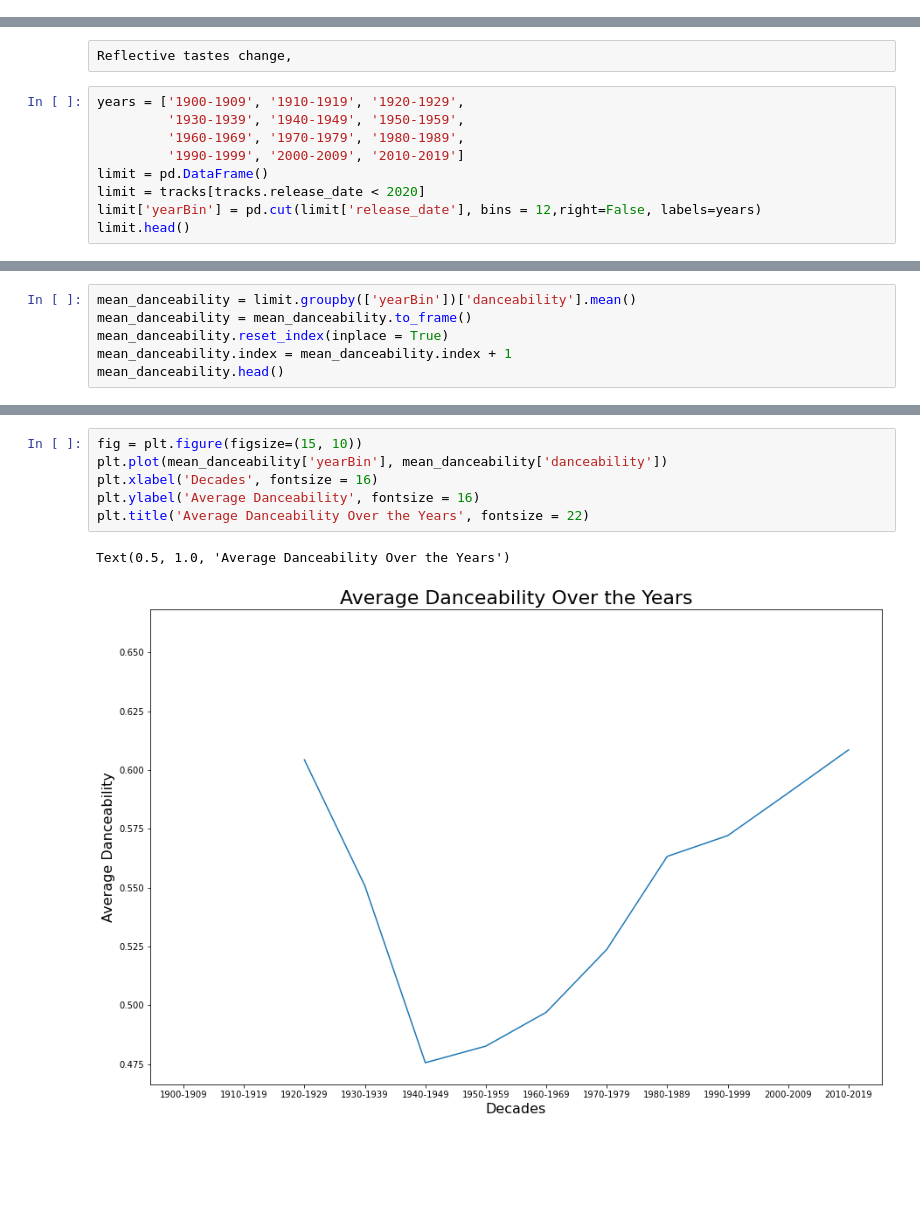
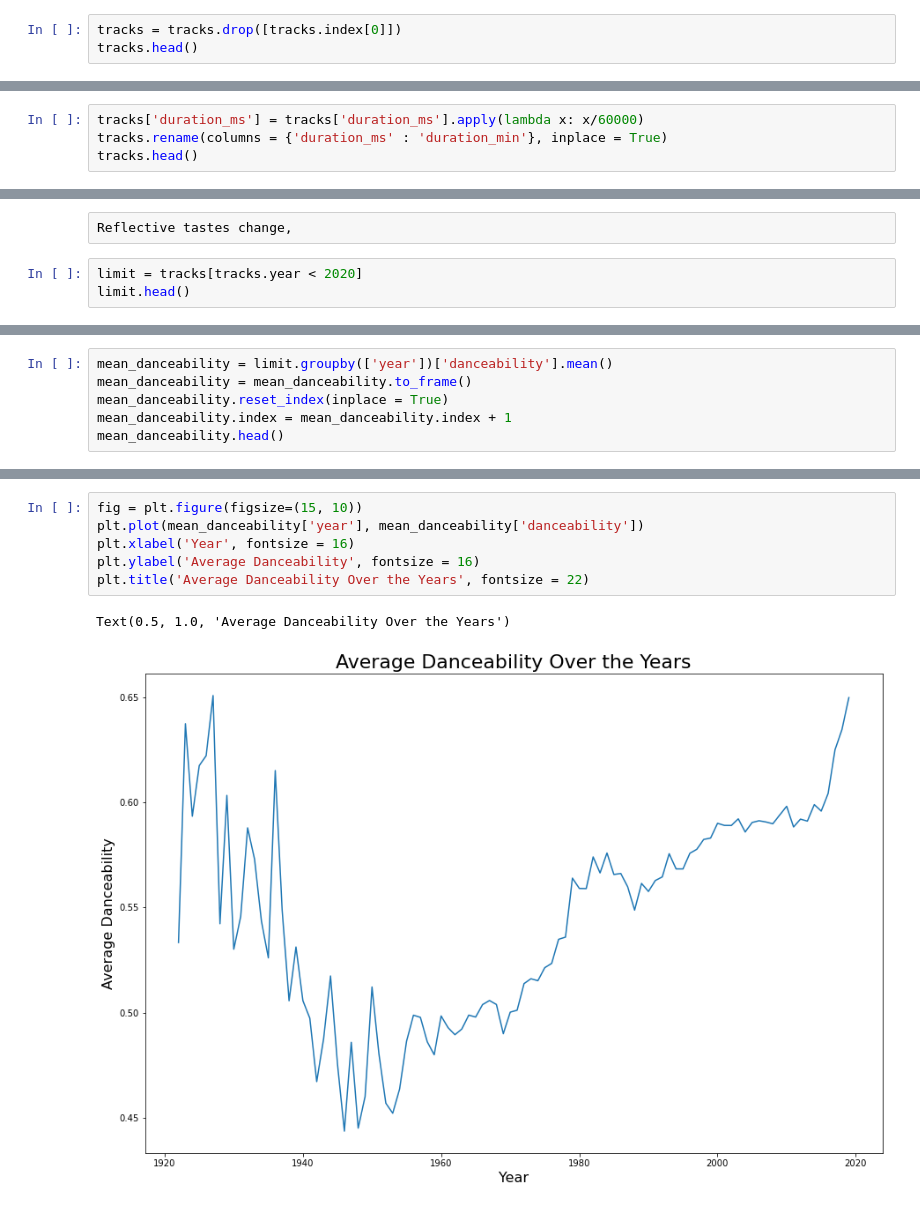
Before and after one commit to afaboro/CMSC320-FinalTutorial, a Jupyter notebook: CMSC320 - Data Science Tutorial.ipynb, the cells around one changed output, grey strips where cells are left out. Cells and saved outputs as stored; diff of their text form; blank space fills up the shorter version.

```diff
--- a/CMSC320 - Data Science Tutorial.ipynb
+++ b/CMSC320 - Data Science Tutorial.ipynb
@@ -156,0 +153,3 @@ tracks_ne.head()
+# %%
+tracks = tracks.drop([tracks.index[0]])
+tracks.head()
@@ -156,0 +165,4 @@ tracks_ne.head()
+# %%
+tracks['duration_ms'] = tracks['duration_ms'].apply(lambda x: x/60000)
+tracks.rename(columns = {'duration_ms' : 'duration_min'}, inplace = True)
+tracks.head()
@@ -247,12 +276,6 @@ for i in years:
 # %% [raw]
 Reflective tastes change,
 # %%
-years = ['1900-1909', '1910-1919', '1920-1929',
-         '1930-1939', '1940-1949', '1950-1959',
-         '1960-1969', '1970-1979', '1980-1989',
-         '1990-1999', '2000-2009', '2010-2019']
-limit = pd.DataFrame()
-limit = tracks[tracks.release_date < 2020]
-limit['yearBin'] = pd.cut(limit['release_date'], bins = 12,right=False, labels=years)
+limit = tracks[tracks.year < 2020]
 limit.head()
 # %% [output]
@@ -271,5 +288,5 @@ See the caveats in the documentation: https://pandas.pydata.org/pandas-docs/stab
 # %%
-mean_danceability = limit.groupby(['yearBin'])['danceability'].mean()
+mean_danceability = limit.groupby(['year'])['danceability'].mean()
 mean_danceability = mean_danceability.to_frame()
 mean_danceability.reset_index(inplace = True)
 mean_danceability.index = mean_danceability.index + 1
@@ -284,9 +301,9 @@ mean_danceability.head()
 # %%
 fig = plt.figure(figsize=(15, 10))
-plt.plot(mean_danceability['yearBin'], mean_danceability['danceability'])
-plt.xlabel('Decades', fontsize = 16)
+plt.plot(mean_danceability['year'], mean_danceability['danceability'])
+plt.xlabel('Year', fontsize = 16)
 plt.ylabel('Average Danceability', fontsize = 16)
 plt.title('Average Danceability Over the Years', fontsize = 22)
 # %% [output]
 Text(0.5, 1.0, 'Average Danceability Over the Years')
-[figure, old version]
+[figure, new version]
```
Also changed, not shown: parts of 30 cells of this notebook.
